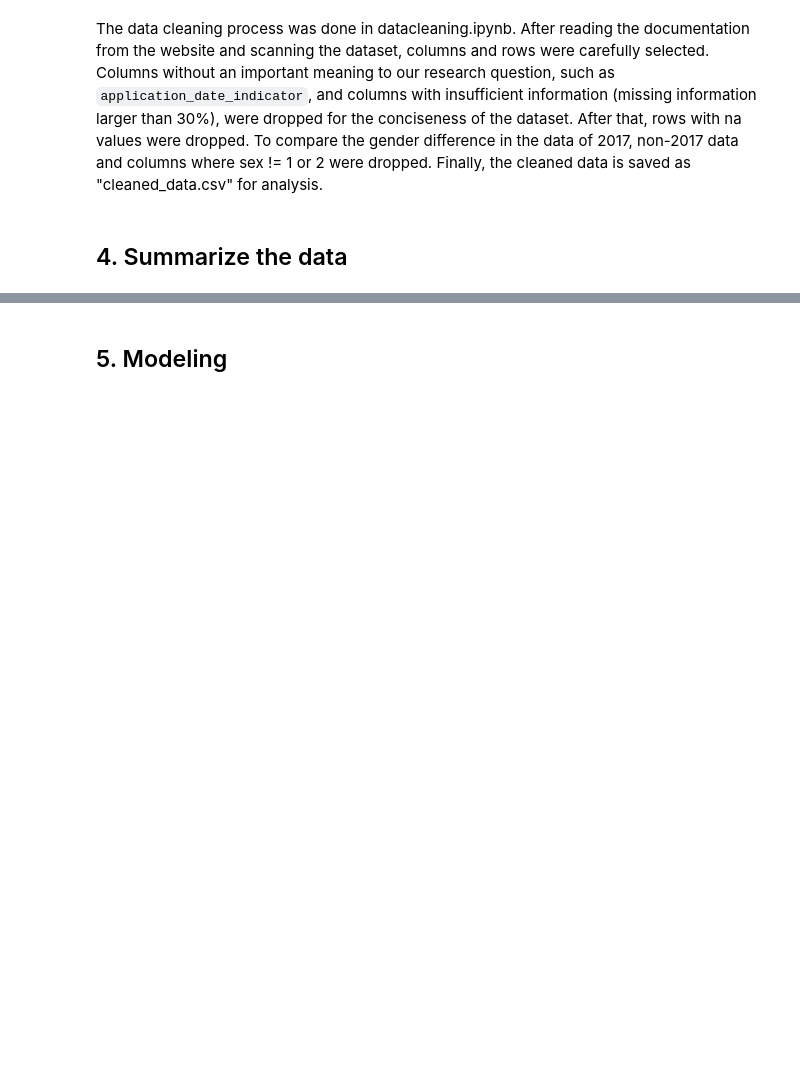
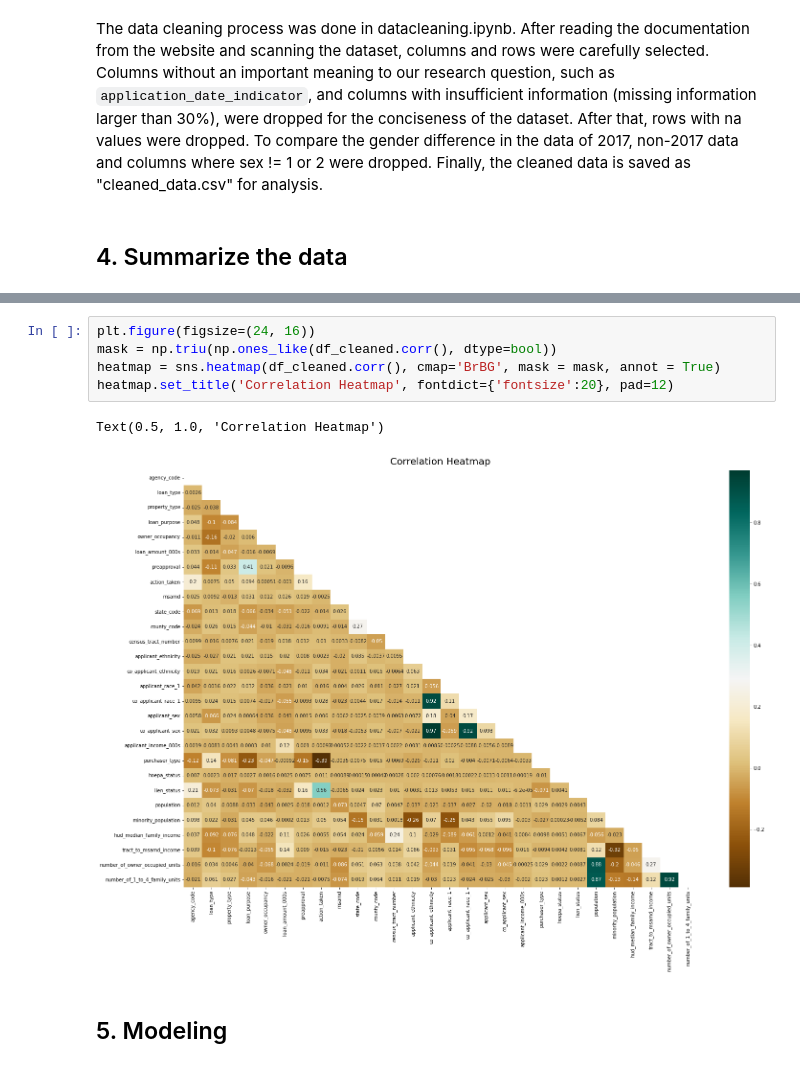
Before and after one commit to AtulyaL/INFO4390_Project, a Jupyter notebook: Phase 3.ipynb, the cells around one changed output, grey strips where cells are left out. Saved outputs shown, nothing was run; the diff lists cells and outputs as text; blank space fills up the shorter version.

```diff
--- a/Phase 3.ipynb
+++ b/Phase 3.ipynb
@@ -58,3 +136,11 @@ The data cleaning process was done in datacleaning.ipynb. After reading the docu
+# %%
+plt.figure(figsize=(24, 16))
+mask = np.triu(np.ones_like(df_cleaned.corr(), dtype=bool))
+heatmap = sns.heatmap(df_cleaned.corr(), cmap='BrBG', mask = mask, annot = True)
+heatmap.set_title('Correlation Heatmap', fontdict={'fontsize':20}, pad=12)
+# %% [output]
+Text(0.5, 1.0, 'Correlation Heatmap')
+[figure, added]
 # %% [markdown]
 ## 5. Modeling
 # %% [markdown]
```
Also changed, not shown: parts of 4 cells of this notebook.
